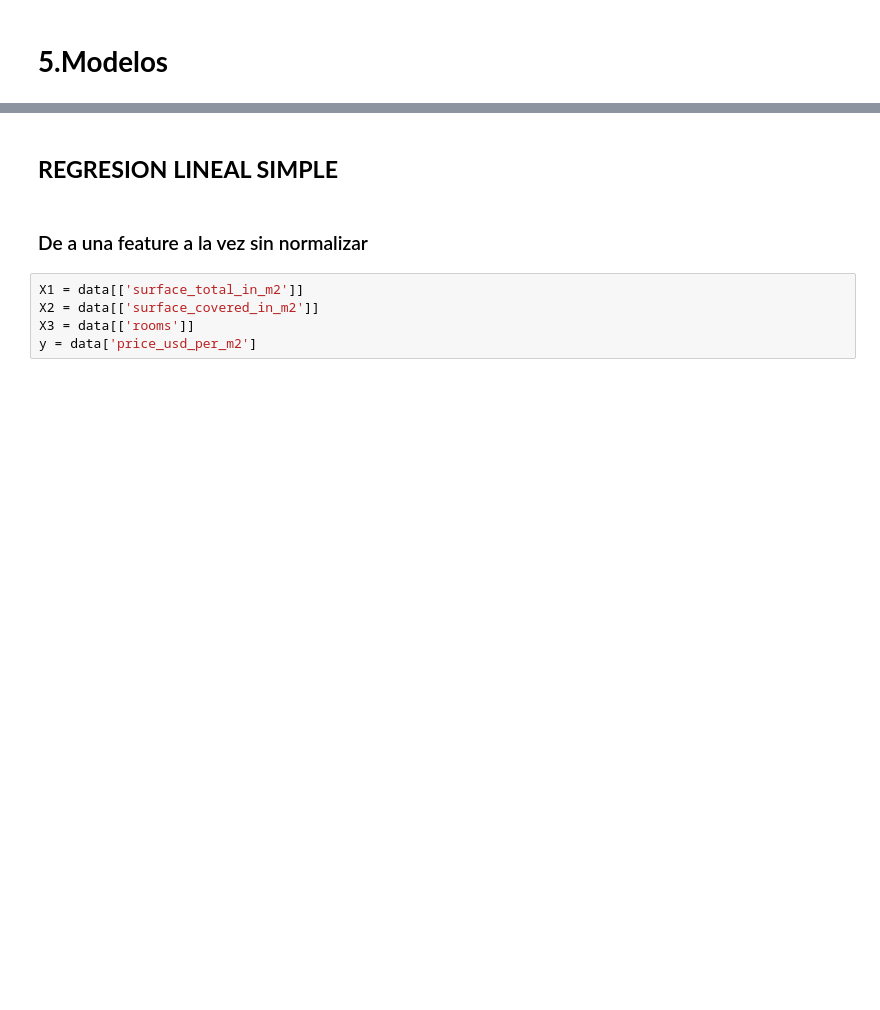
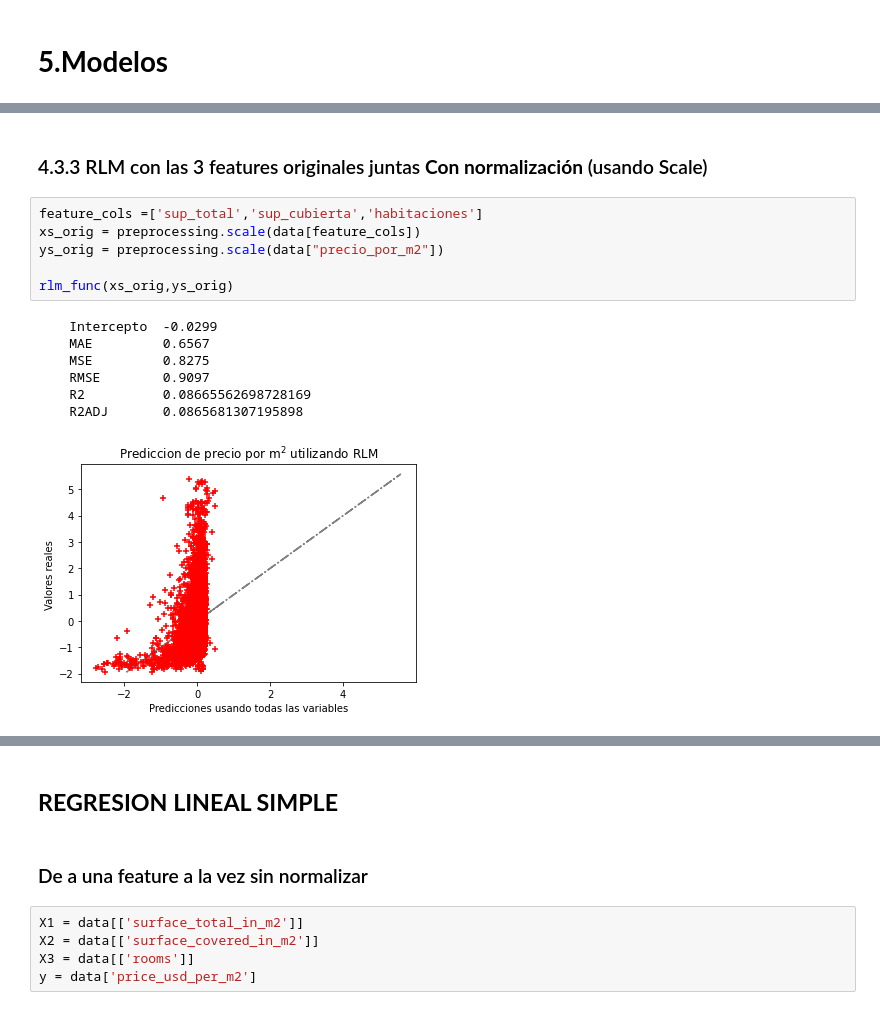
Before and after one commit to szl30n/ProyectosDHDS, a Jupyter notebook: TP2/Maela.ipynb, the cells around one changed output, grey strips where cells are left out. Saved outputs shown, nothing was run; the diff lists cells and outputs as text; blank space fills up the shorter version.

```diff
--- a/TP2/Maela.ipynb
+++ b/TP2/Maela.ipynb
@@ -756,0 +891,16 @@ sns.histplot(model.resid, kde = False, stat = 'density', line_kws={'linewidth':5
+# %% [markdown]
+### 4.3.3 RLM con las 3 features originales juntas **Con normalización**  (usando Scale)
+# %%
+feature_cols =['sup_total','sup_cubierta','habitaciones']
+xs_orig = preprocessing.scale(data[feature_cols])
+ys_orig = preprocessing.scale(data["precio_por_m2"])
+
+rlm_func(xs_orig,ys_orig)
+# %% [output]
+    Intercepto  -0.0299
+    MAE         0.6567
+    MSE         0.8275
+    RMSE        0.9097
+    R2          0.08665562698728169
+    R2ADJ       0.0865681307195898
+[figure, added]
```
Also changed, not shown: parts of 102 cells of this notebook.
